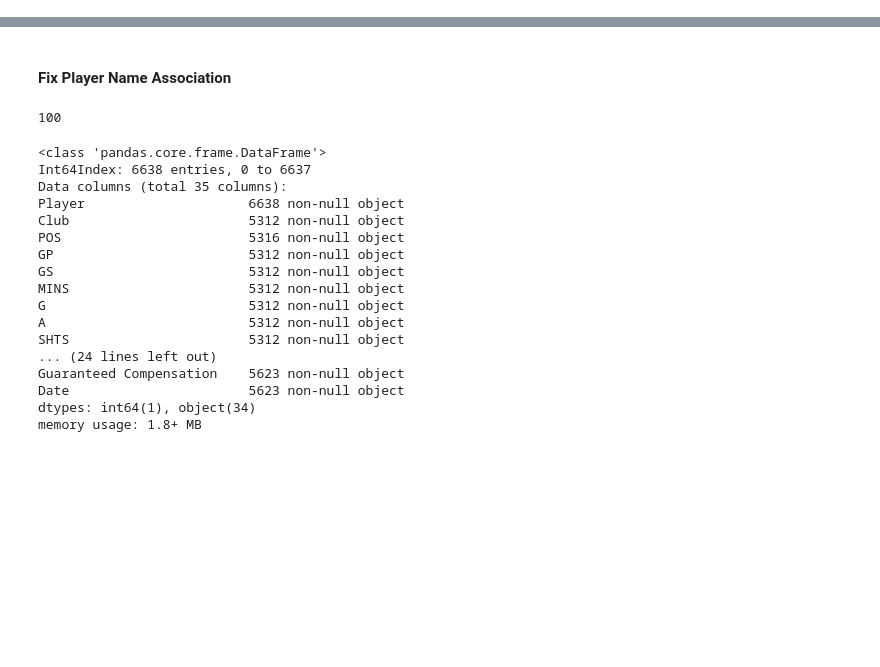
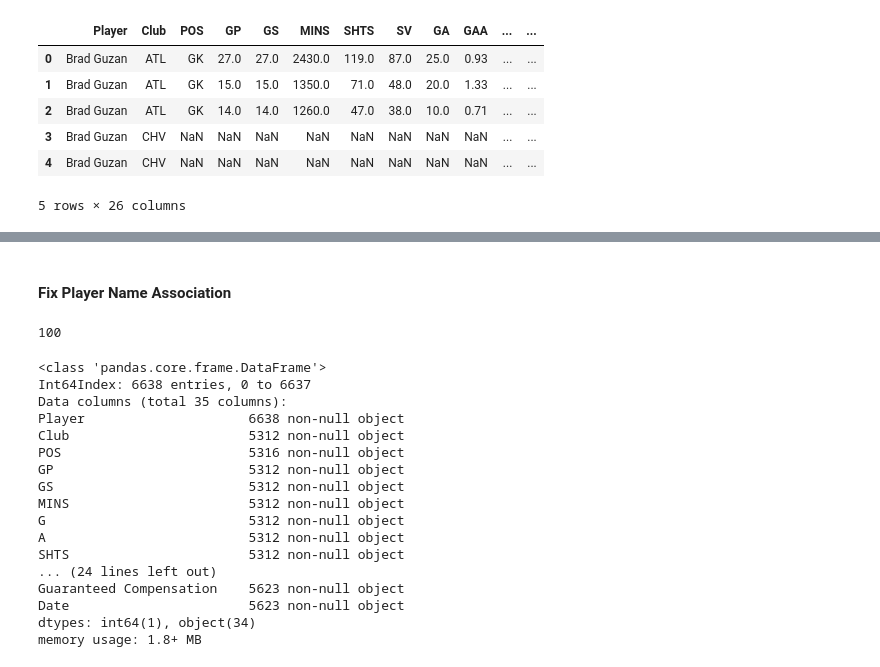
Before and after one commit to cneiderer/Class_Projects, a Jupyter notebook: Project_2/LinkingStats.ipynb, the cells around one changed output, grey strips where cells are left out. Cells and saved outputs as stored; diff of their text form; code cells hidden in the pictures; blank space fills up the shorter version.

```diff
--- a/Project_2/LinkingStats.ipynb
+++ b/Project_2/LinkingStats.ipynb
@@ -118,3 +234,16 @@ salary_df = subset_latest(salary_df)
+# %%
+pd.merge(guzan_stats, guzan_money, how='outer',
+         left_on=['Year', 'Club', 'Player'],
+         right_on=['Year', 'Club', 'Player'],
+         suffixes=['', '_Dup'])
+# %% [output]
+|  | Player | Club | POS | GP | GS | MINS | SHTS | SV | GA | GAA | ... | ... |
+| 0 | Brad Guzan | ATL | GK | 27.0 | 27.0 | 2430.0 | 119.0 | 87.0 | 25.0 | 0.93 | ... | ... |
+| 1 | Brad Guzan | ATL | GK | 15.0 | 15.0 | 1350.0 | 71.0 | 48.0 | 20.0 | 1.33 | ... | ... |
+| 2 | Brad Guzan | ATL | GK | 14.0 | 14.0 | 1260.0 | 47.0 | 38.0 | 10.0 | 0.71 | ... | ... |
+| 3 | Brad Guzan | CHV | NaN | NaN | NaN | NaN | NaN | NaN | NaN | NaN | ... | ... |
+| 4 | Brad Guzan | CHV | NaN | NaN | NaN | NaN | NaN | NaN | NaN | NaN | ... | ... |
+5 rows × 26 columns
 # %%
 cols = ['Year', 'Player']
 df = pd.merge(merged_df, salary_df, how='outer', left_on=cols, right_on=cols, suffixes=['', '_Dup'])
```
Also changed, not shown: parts of 40 cells of this notebook.
